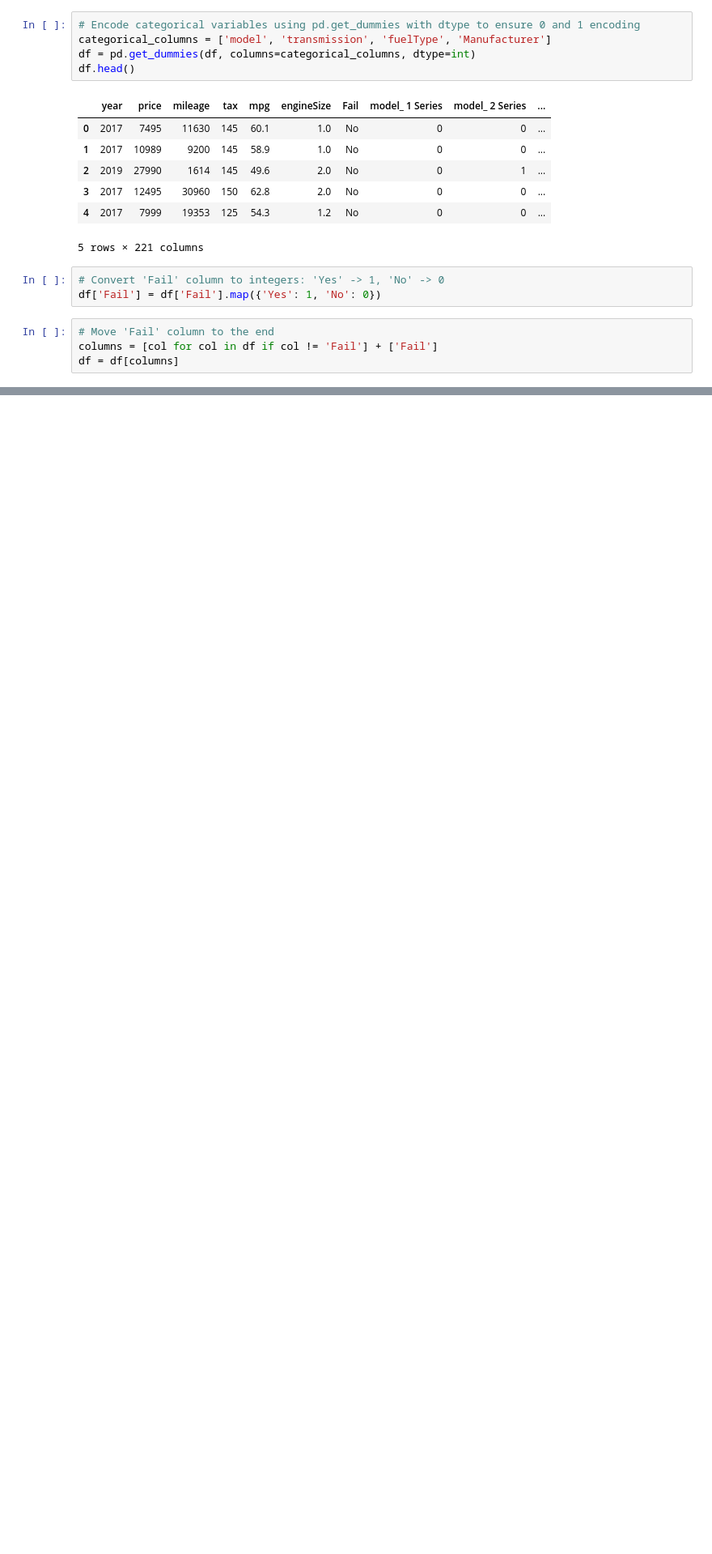
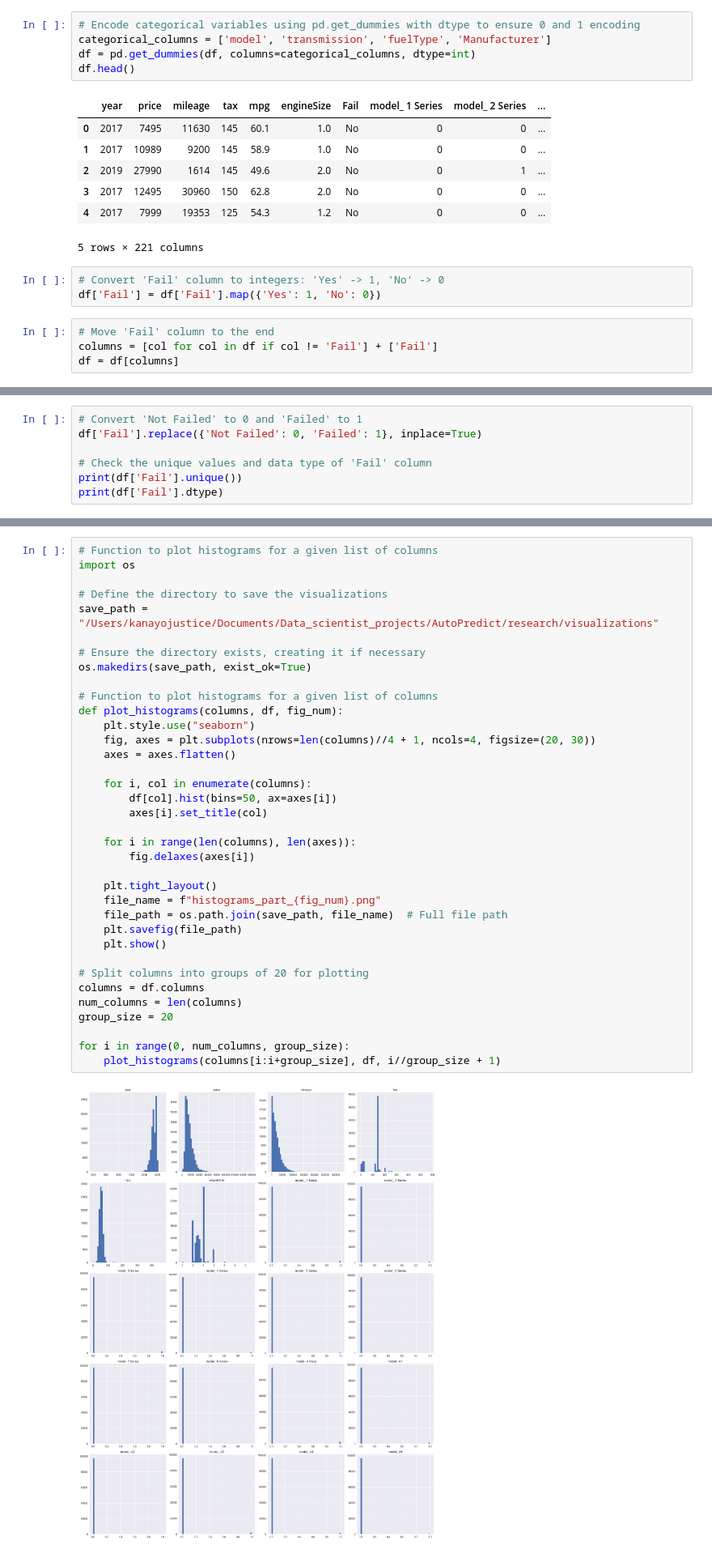
Before and after one commit to thekendev/AutoPredict, a Jupyter notebook: research/EDA_notebook.ipynb, the cells around one changed output, grey strips where cells are left out. Shown at 81% size. Cells and saved outputs as stored; diff of their text form; blank space fills up the shorter version.

Commit message:
Visualisations completed

```diff
--- a/research/EDA_notebook.ipynb
+++ b/research/EDA_notebook.ipynb
@@ -257,0 +291,7 @@ Index(['year', 'price', 'mileage', 'tax', 'mpg', 'engineSize', 'Fail',
+# %%
+# Convert 'Not Failed' to 0 and 'Failed' to 1
+df['Fail'].replace({'Not Failed': 0, 'Failed': 1}, inplace=True)
+
+# Check the unique values and data type of 'Fail' column
+print(df['Fail'].unique())
+print(df['Fail'].dtype)
@@ -257,0 +339,38 @@ Index(['year', 'price', 'mileage', 'tax', 'mpg', 'engineSize', 'Fail',
+# %%
+# Function to plot histograms for a given list of columns
+import os
+
+# Define the directory to save the visualizations
+save_path = "/Users/kanayojustice/Documents/Data_scientist_projects/AutoPredict/research/visualizations"
+
+# Ensure the directory exists, creating it if necessary
+os.makedirs(save_path, exist_ok=True)
+
+# Function to plot histograms for a given list of columns
+def plot_histograms(columns, df, fig_num):
+    plt.style.use("seaborn")
+    fig, axes = plt.subplots(nrows=len(columns)//4 + 1, ncols=4, figsize=(20, 30))
+    axes = axes.flatten()
+
+    for i, col in enumerate(columns):
+        df[col].hist(bins=50, ax=axes[i])
+        axes[i].set_title(col)
+
+    for i in range(len(columns), len(axes)):
+        fig.delaxes(axes[i])
+
+    plt.tight_layout()
+    file_name = f"histograms_part_{fig_num}.png"
+    file_path = os.path.join(save_path, file_name)  # Full file path
+    plt.savefig(file_path)
+    plt.show()
+
+# Split columns into groups of 20 for plotting
+columns = df.columns
+num_columns = len(columns)
+group_size = 20
+
+for i in range(0, num_columns, group_size):
+    plot_histograms(columns[i:i+group_size], df, i//group_size + 1)
+# %% [output]
+[figure, added]
```
Also changed, not shown: parts of 29 cells of this notebook, 16 other files.
